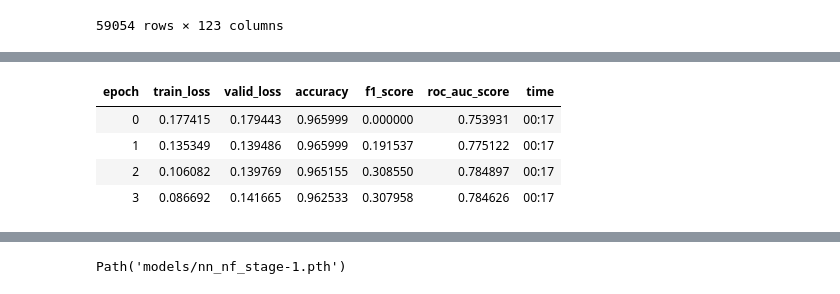
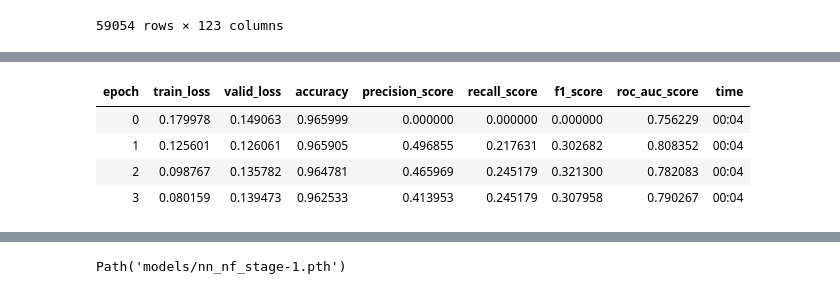
Before and after one commit to BoronII/fraud-detection-pytorch-scikit-fastai, a Jupyter notebook: 04_NN without feature engineering and without V features.ipynb, the cells around one changed output, grey strips where cells are left out. Drawn from its saved outputs; the diff is of its cells as text; code cells hidden in the pictures.

```diff
--- a/04_NN without feature engineering and without V features.ipynb
+++ b/04_NN without feature engineering and without V features.ipynb
@@ -129,6 +122,8 @@ to_nn.loss_func
 FlattenedLoss of CrossEntropyLoss()
 # %%
 (path/'to_nn.pkl').save(to_nn)
+# %%
+to_nn = (path/'to_nn.pkl').load()
 # %%
 to_nn.items
 # %% [output]
@@ -166,6 +145,6 @@ dls.xs
 # %%
 F1_score = F1Score()
-#Recall = Recall()
-#Precision = Precision()
-Roc_score = RocAucBinary()
-metrics = [accuracy, F1_score, Roc_score]
+recall = Recall()
+precision = Precision()
+roc_score = RocAucBinary()
+metrics = [accuracy, precision, recall, F1_score, roc_score]
@@ -172,2 +155,4 @@ metrics = [accuracy, F1_score, Roc_score]
 # %%
-learn = tabular_learner(dls, layers=[500,250], metrics=metrics)
+learn = tabular_learner(dls, metrics=metrics,
+                        cbs=ActivationStats(with_hist=True))
+learn.loss_func
@@ -184,8 +169,8 @@ SuggestedLRs(lr_min=0.0013182567432522773, lr_steep=0.0005754399462603033)
 # %%
-learn.fit_one_cycle(4, 4e-2, wd=0.01)
+learn.fit_one_cycle(4, 5e-3, wd=0.01)
 # %% [output]
-| epoch | train_loss | valid_loss | accuracy | f1_score | roc_auc_score | time |
-| 0 | 0.177415 | 0.179443 | 0.965999 | 0.000000 | 0.753931 | 00:17 |
-| 1 | 0.135349 | 0.139486 | 0.965999 | 0.191537 | 0.775122 | 00:17 |
-| 2 | 0.106082 | 0.139769 | 0.965155 | 0.308550 | 0.784897 | 00:17 |
-| 3 | 0.086692 | 0.141665 | 0.962533 | 0.307958 | 0.784626 | 00:17 |
+| epoch | train_loss | valid_loss | accuracy | precision_score | recall_score | f1_score | roc_auc_score | time |
+| 0 | 0.179978 | 0.149063 | 0.965999 | 0.000000 | 0.000000 | 0.000000 | 0.756229 | 00:04 |
+| 1 | 0.125601 | 0.126061 | 0.965905 | 0.496855 | 0.217631 | 0.302682 | 0.808352 | 00:04 |
+| 2 | 0.098767 | 0.135782 | 0.964781 | 0.465969 | 0.245179 | 0.321300 | 0.782083 | 00:04 |
+| 3 | 0.080159 | 0.139473 | 0.962533 | 0.413953 | 0.245179 | 0.307958 | 0.790267 | 00:04 |
```
Also changed, not shown: parts of 17 cells of this notebook, 1 other file.
